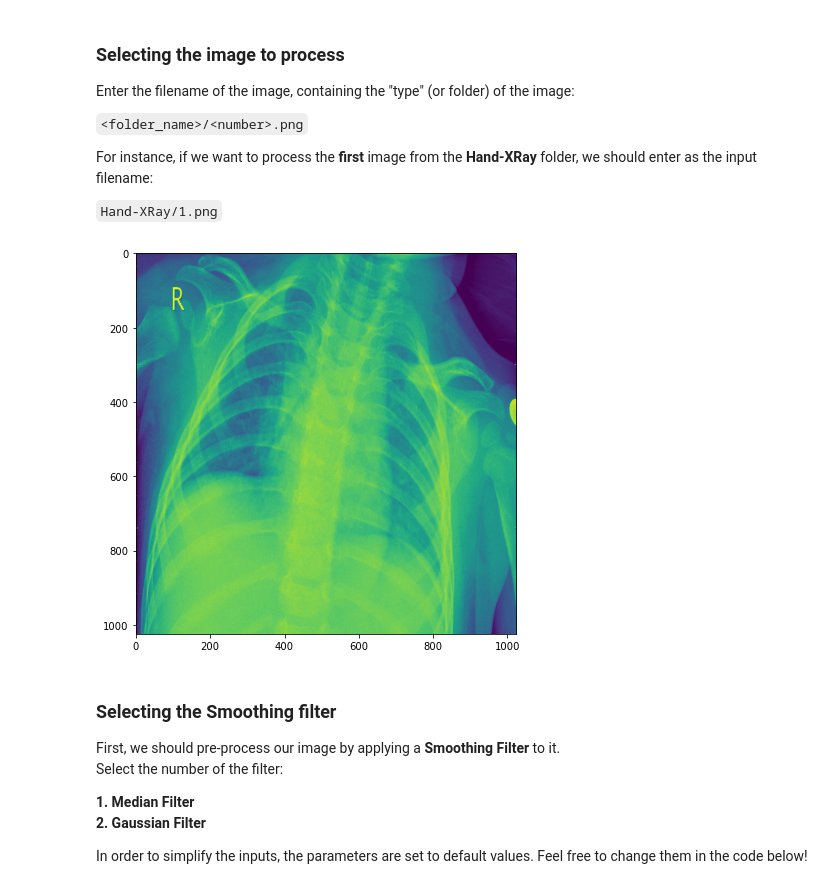
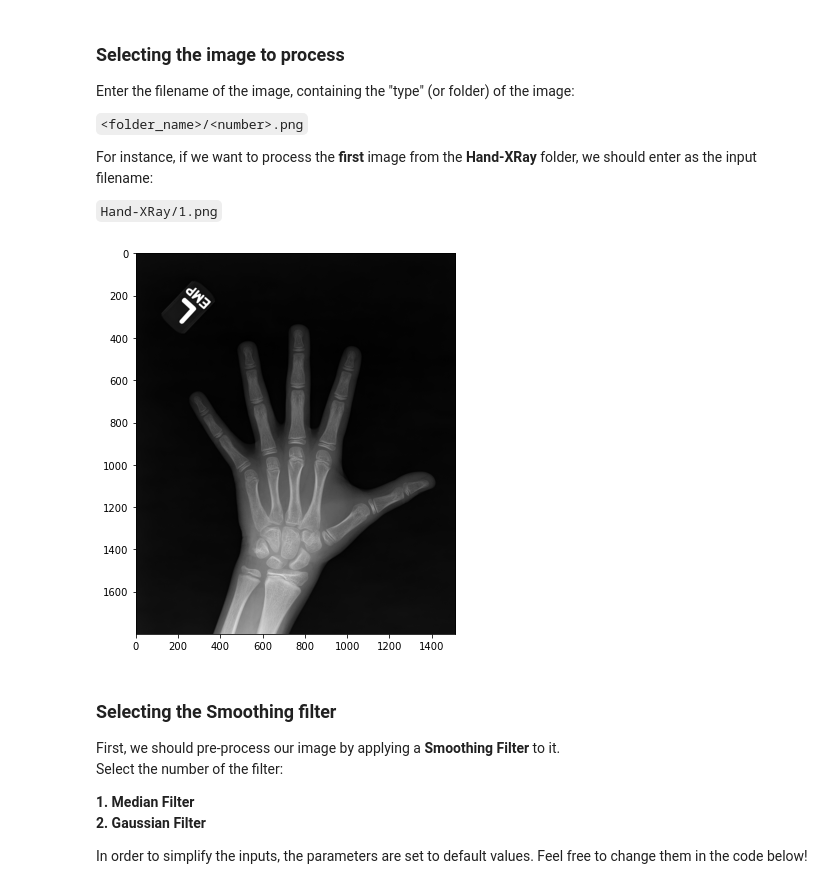
Before and after one commit to alyson1907/image-highlighter, a Jupyter notebook: main.ipynb, the cells around one changed output. Saved outputs shown, nothing was run; the diff lists cells and outputs as text; code cells hidden in the pictures.

```diff
--- a/main.ipynb
+++ b/main.ipynb
@@ -10,22 +10,21 @@ For instance, if we want to process the **first** image from the **Hand-XRay** f
 # %%
 
 import imageio
 import matplotlib.pyplot as plt
 import numpy as np
 # Project modules
 from filters import filter_appliers as f
 from filters import helpers as hp
 from filters import color_methods as color
 
-# filename = str(input("Enter the image name: "))
-# img = imageio.imread('images/' + filename)
-img = imageio.imread('images/' + 'COVID-19-Pneumonia/1.png')
+# img = imageio.imread('images/COVID-19-Pneumonia/2.png')
+img = imageio.imread('images/Hand-XRay/4.png')
 
 # Handling third dimension of some Gray images
 img = hp.trim_dimension(img)
 hp.printImg(img, size=7)
 # %% [output]
-[figure, old version]
+[figure, new version]
 # %% [markdown]
 ### Selecting the Smoothing filter
 First, we should pre-process our image by applying a **Smoothing Filter** to it.
```
Also changed, not shown: parts of 6 cells of this notebook.
